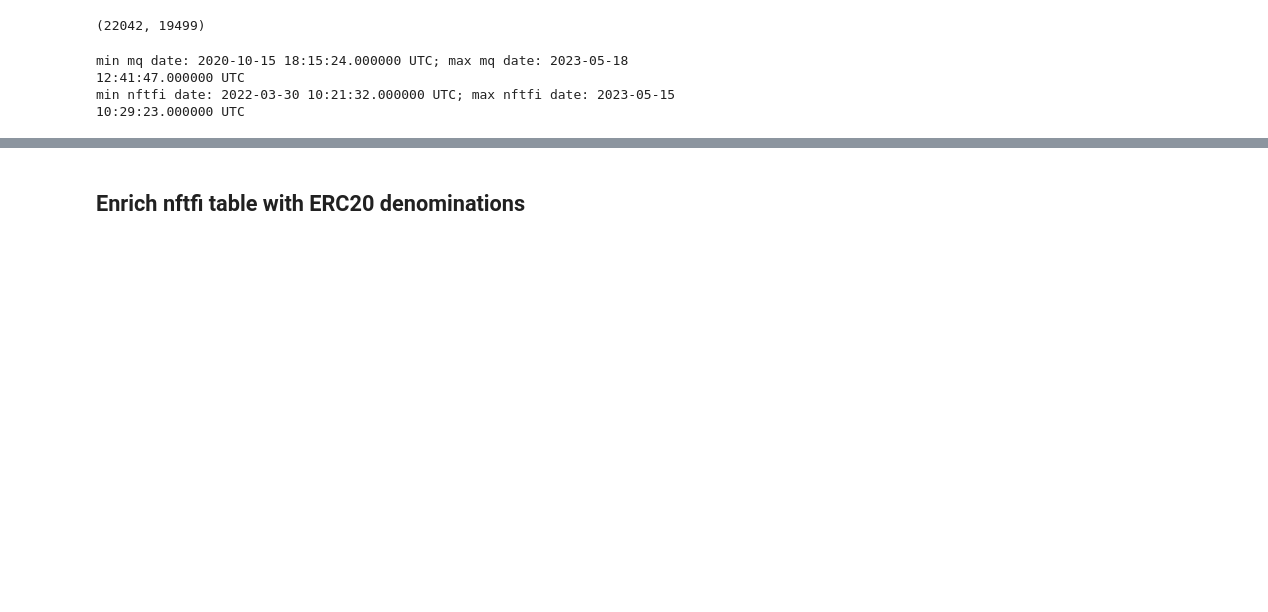
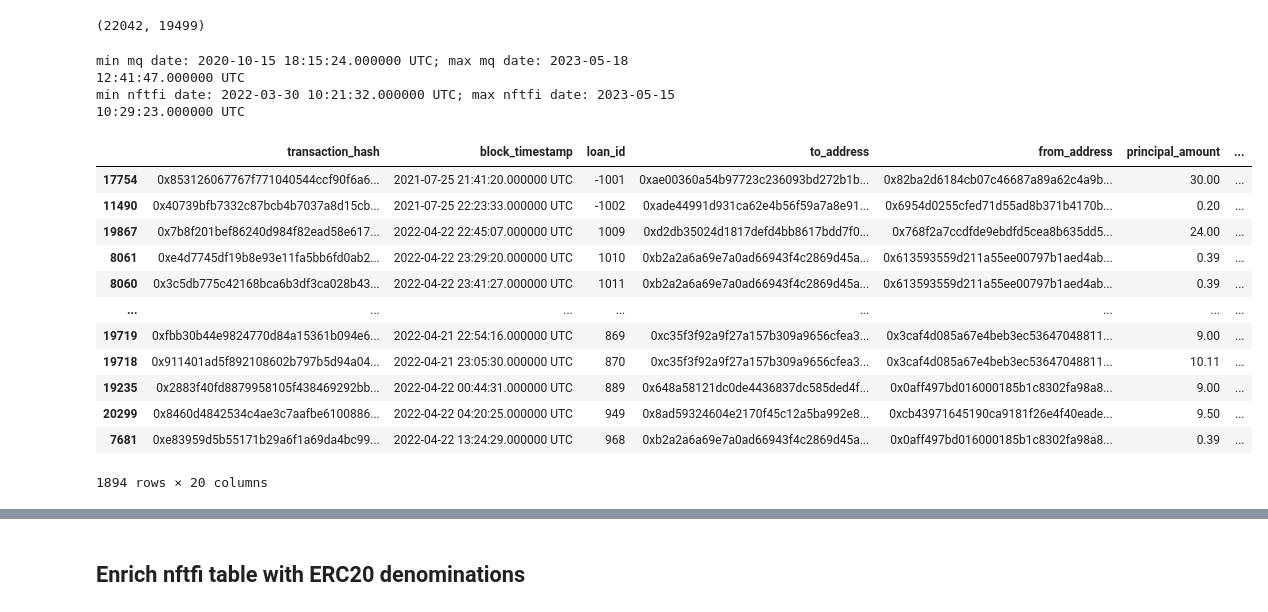
Before and after one commit to datagemsai/ChartGPT-API, a Jupyter notebook: analysis/nftfi_mq.ipynb, the cells around one changed output, grey strips where cells are left out. Saved outputs shown, nothing was run; the diff lists cells and outputs as text; code cells hidden in the pictures; blank space fills up the shorter version.

```diff
--- a/analysis/nftfi_mq.ipynb
+++ b/analysis/nftfi_mq.ipynb
@@ -81,3 +81,19 @@ print(f"min nftfi date: {nftfi.date.min()}; max nftfi date: {nftfi.date.max()}")
 # %% [output]
 min mq date: 2020-10-15 18:15:24.000000 UTC; max mq date: 2023-05-18 12:41:47.000000 UTC
 min nftfi date: 2022-03-30 10:21:32.000000 UTC; max nftfi date: 2023-05-15 10:29:23.000000 UTC
+# %%
+mq.loc[mq.loan_id_cleaned.duplicated()==True].sort_values('loan_id_cleaned')
+# %% [output]
+|  | transaction_hash | block_timestamp | loan_id | to_address | from_address | principal_amount | ... |
+| 17754 | 0x853126067767f771040544ccf90f6a6... | 2021-07-25 21:41:20.000000 UTC | -1001 | 0xae00360a54b97723c236093bd272b1b... | 0x82ba2d6184cb07c46687a89a62c4a9b... | 30.00 | ... |
+| 11490 | 0x40739bfb7332c87bcb4b7037a8d15cb... | 2021-07-25 22:23:33.000000 UTC | -1002 | 0xade44991d931ca62e4b56f59a7a8e91... | 0x6954d0255cfed71d55ad8b371b4170b... | 0.20 | ... |
+| 19867 | 0x7b8f201bef86240d984f82ead58e617... | 2022-04-22 22:45:07.000000 UTC | 1009 | 0xd2db35024d1817defd4bb8617bdd7f0... | 0x768f2a7ccdfde9ebdfd5cea8b635dd5... | 24.00 | ... |
+| 8061 | 0xe4d7745df19b8e93e11fa5bb6fd0ab2... | 2022-04-22 23:29:20.000000 UTC | 1010 | 0xb2a2a6a69e7a0ad66943f4c2869d45a... | 0x613593559d211a55ee00797b1aed4ab... | 0.39 | ... |
+| 8060 | 0x3c5db775c42168bca6b3df3ca028b43... | 2022-04-22 23:41:27.000000 UTC | 1011 | 0xb2a2a6a69e7a0ad66943f4c2869d45a... | 0x613593559d211a55ee00797b1aed4ab... | 0.39 | ... |
+| ... | ... | ... | ... | ... | ... | ... | ... |
+| 19719 | 0xfbb30b44e9824770d84a15361b094e6... | 2022-04-21 22:54:16.000000 UTC | 869 | 0xc35f3f92a9f27a157b309a9656cfea3... | 0x3caf4d085a67e4beb3ec53647048811... | 9.00 | ... |
+| 19718 | 0x911401ad5f892108602b797b5d94a04... | 2022-04-21 23:05:30.000000 UTC | 870 | 0xc35f3f92a9f27a157b309a9656cfea3... | 0x3caf4d085a67e4beb3ec53647048811... | 10.11 | ... |
+| 19235 | 0x2883f40fd8879958105f438469292bb... | 2022-04-22 00:44:31.000000 UTC | 889 | 0x648a58121dc0de4436837dc585ded4f... | 0x0aff497bd016000185b1c8302fa98a8... | 9.00 | ... |
+| 20299 | 0x8460d4842534c4ae3c7aafbe6100886... | 2022-04-22 04:20:25.000000 UTC | 949 | 0x8ad59324604e2170f45c12a5ba992e8... | 0xcb43971645190ca9181f26e4f40eade... | 9.50 | ... |
+| 7681 | 0xe83959d5b55171b29a6f1a69da4bc99... | 2022-04-22 13:24:29.000000 UTC | 968 | 0xb2a2a6a69e7a0ad66943f4c2869d45a... | 0x0aff497bd016000185b1c8302fa98a8... | 0.39 | ... |
+1894 rows × 20 columns
```
Also changed, not shown: parts of 6 cells of this notebook.
